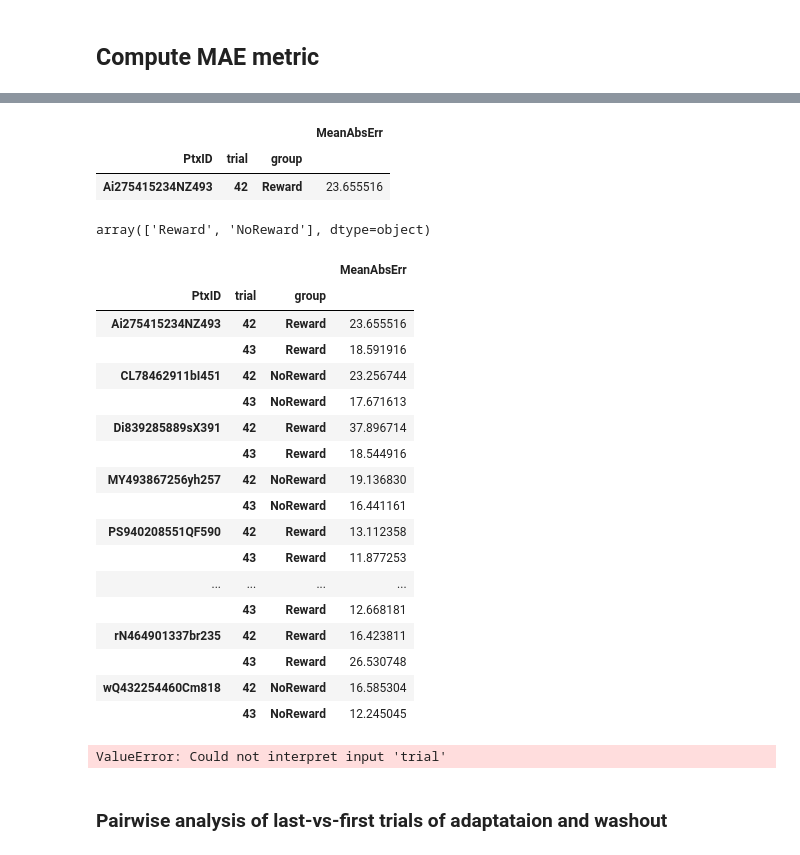
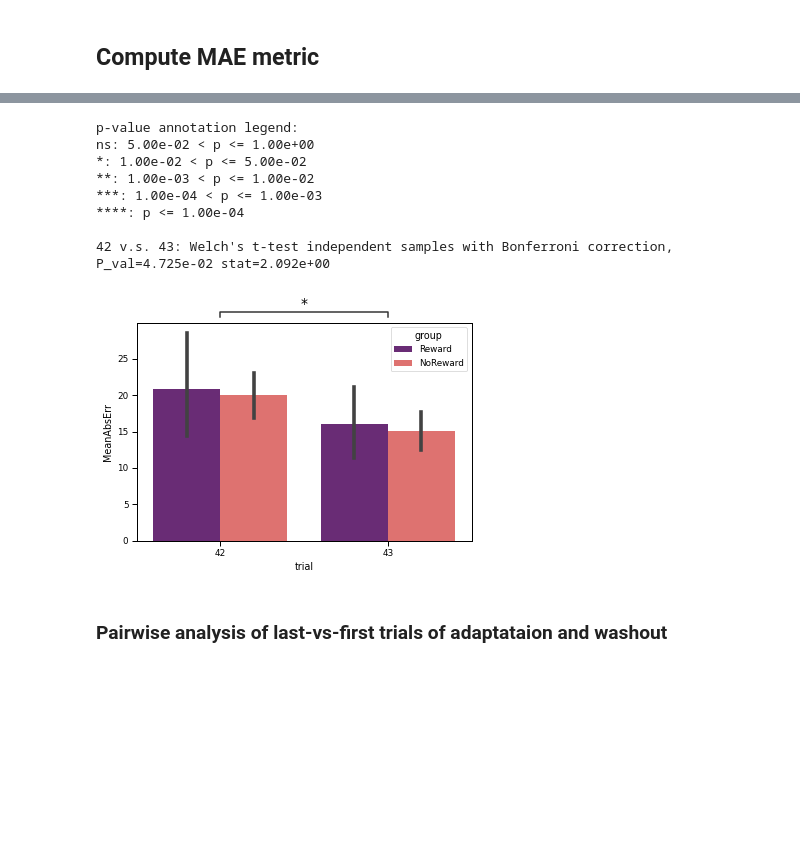
Before and after one commit to DiarKarim/SubEscape, a Jupyter notebook: SubEscape_Data_Analysis/SubEsc_Analysis.ipynb, the cells around one changed output, grey strips where cells are left out. Drawn from its saved outputs; the diff is of its cells as text; code cells hidden in the pictures; blank space fills up the shorter version.

```diff
--- a/SubEscape_Data_Analysis/SubEsc_Analysis.ipynb
+++ b/SubEscape_Data_Analysis/SubEsc_Analysis.ipynb
@@ -1514,7 +1515,8 @@ mabsErr = df_sub_alls.groupby(['PtxID','trial','group']).apply(lambda x: MeanAbs
 
 # df_sub_alls
 # %%
-# pd.DataFrame({'email':sf.index, 'list':sf.values})
-MeanAbsErr = pd.DataFrame({'PtxID':mabsErr.index, 'trial':mabsErr.trial, 'group':mabsErr.group})
-MeanAbsErr
+# Convert series to dataframe using reset_index function, which does the job very well
+MeanAbsErrDF = mabsErr.reset_index()[:]
+MeanAbsErrDF.columns.values[3] = 'MeanAbsErr'
+MeanAbsErrDF.head(5)
 # %% [output]
@@ -1561,39 +1529,22 @@ MeanAbsErr.rename(columns = {list(MeanAbsErr)[0]: 'MeanAbsErr'}, inplace = True)
-# %%
-MeanAbsErr.head(1)
-# %% [output]
-|  |  |  | MeanAbsErr |
-| PtxID | trial | group |  |
-| Ai275415234NZ493 | 42 | Reward | 23.655516 |
-# %%
-trialMask = (df_sub_alls['trial'] == 43)
-pd.unique(df_sub_alls[trialMask]['group'])
-# %% [output]
-array(['Reward', 'NoReward'], dtype=object)
-# %%
-MeanAbsErr
-# %% [output]
-|  |  |  | MeanAbsErr |
-| PtxID | trial | group |  |
-| Ai275415234NZ493 | 42 | Reward | 23.655516 |
-|  | 43 | Reward | 18.591916 |
-| CL78462911bI451 | 42 | NoReward | 23.256744 |
-|  | 43 | NoReward | 17.671613 |
-| Di839285889sX391 | 42 | Reward | 37.896714 |
-|  | 43 | Reward | 18.544916 |
-| MY493867256yh257 | 42 | NoReward | 19.136830 |
-|  | 43 | NoReward | 16.441161 |
-| PS940208551QF590 | 42 | Reward | 13.112358 |
-|  | 43 | Reward | 11.877253 |
-| ... | ... | ... | ... |
-|  | 43 | Reward | 12.668181 |
-| rN464901337br235 | 42 | Reward | 16.423811 |
-|  | 43 | Reward | 26.530748 |
-| wQ432254460Cm818 | 42 | NoReward | 16.585304 |
-|  | 43 | NoReward | 12.245045 |
 # %%
-sns.barplot(x='trial', y='MeanAbsErr', hue='PtxID', data=MeanAbsErr)
+ax = sns.barplot(x='trial', y='MeanAbsErr', hue='group',palette='magma', data=MeanAbsErrDF)
+
+test_results = add_stat_annotation(ax, data=MeanAbsErrDF, x='trial', y='MeanAbsErr',
+                                   box_pairs=[(42, 43)],
+                                   test='t-test_welch', text_format='star',
+                                   loc='outside', verbose=2, fontsize=14)
+
+plt.savefig(path2Figures + 'First_vs_Last_AW' + str(time.time())[-1-5:-1] + '_.png', dpi=600, bbox_inches='tight')
 # %% [output]
-ValueError: Could not interpret input 'trial'
+p-value annotation legend:
+ns: 5.00e-02 < p <= 1.00e+00
+*: 1.00e-02 < p <= 5.00e-02
+**: 1.00e-03 < p <= 1.00e-02
+***: 1.00e-04 < p <= 1.00e-03
+****: p <= 1.00e-04
+
+42 v.s. 43: Welch's t-test independent samples with Bonferroni correction, P_val=4.725e-02 stat=2.092e+00
+[figure, added]
 # %% [markdown]
 ### Pairwise analysis of last-vs-first trials of adaptataion and washout
 # %%
```
Also changed, not shown: parts of 4 cells of this notebook, 17 other files.
